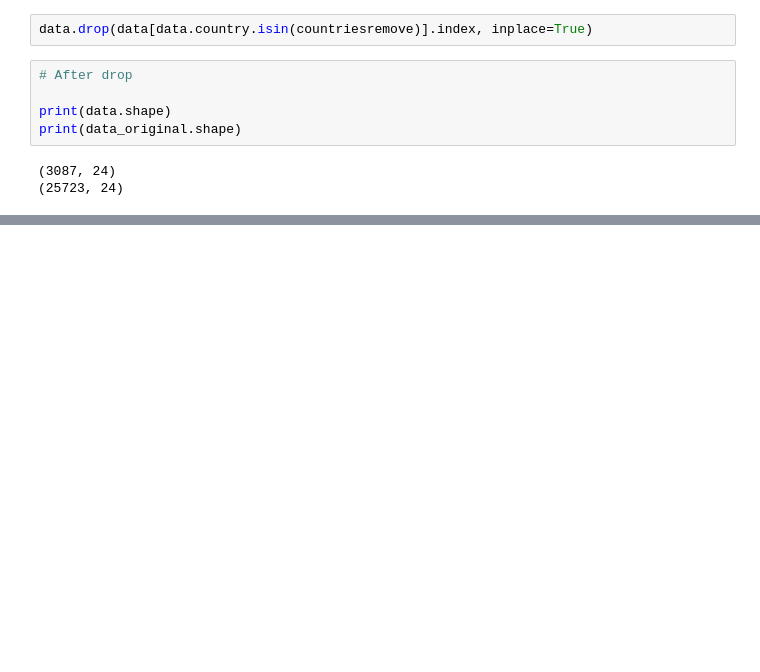
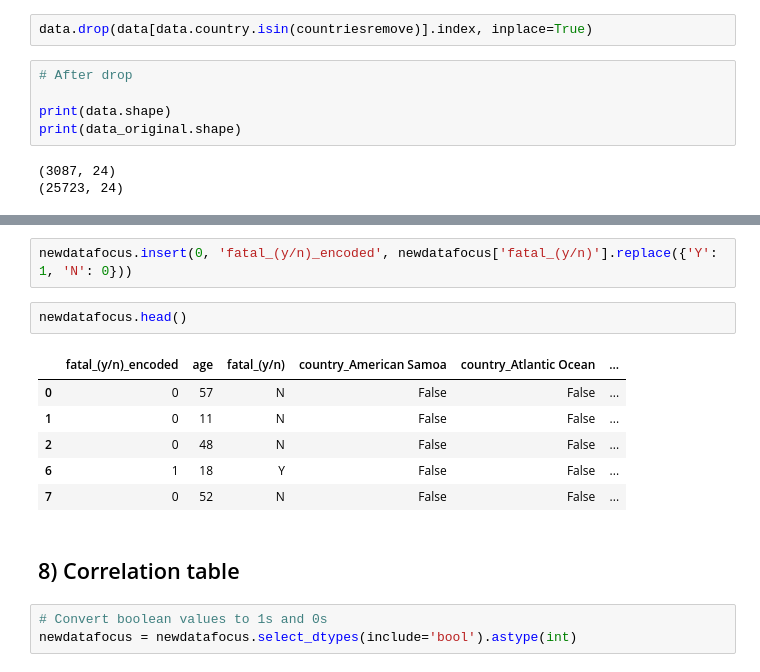
Before and after one commit to cristianecarneiro/data-cleaning-pandas, a Jupyter notebook: 1_src/clean.ipynb, the cells around one changed output, grey strips where cells are left out. Drawn from its saved outputs; the diff is of its cells as text; blank space fills up the shorter version.

```diff
--- a/1_src/clean.ipynb
+++ b/1_src/clean.ipynb
@@ -832,0 +867,16 @@ dtype: int64
+# %%
+newdatafocus.insert(0, 'fatal_(y/n)_encoded', newdatafocus['fatal_(y/n)'].replace({'Y': 1, 'N': 0}))
+# %%
+newdatafocus.head()
+# %% [output]
+|  | fatal_(y/n)_encoded | age | fatal_(y/n) | country_American Samoa | country_Atlantic Ocean | ... |
+| 0 | 0 | 57 | N | False | False | ... |
+| 1 | 0 | 11 | N | False | False | ... |
+| 2 | 0 | 48 | N | False | False | ... |
+| 6 | 1 | 18 | Y | False | False | ... |
+| 7 | 0 | 52 | N | False | False | ... |
+# %% [markdown]
+## 8) Correlation table
+# %%
+# Convert boolean values to 1s and 0s
+newdatafocus = newdatafocus.select_dtypes(include='bool').astype(int)
```
Also changed, not shown: parts of 55 cells of this notebook.
